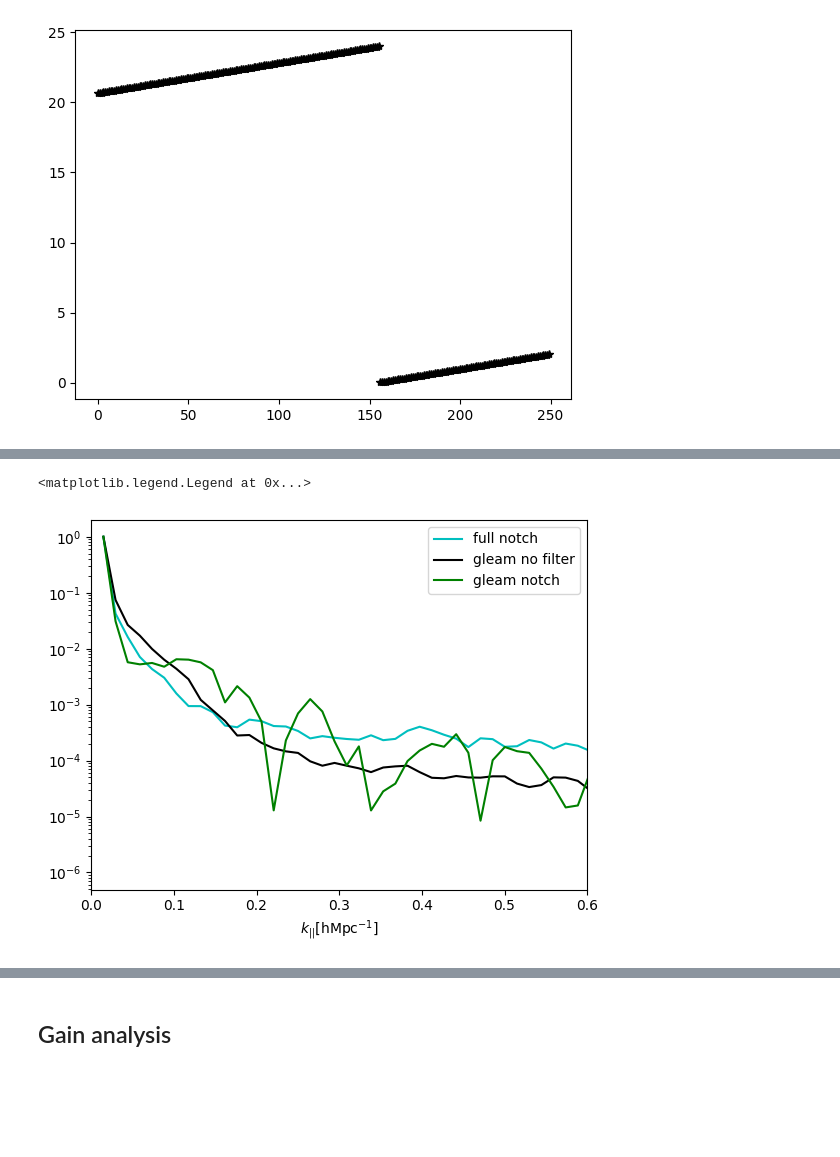
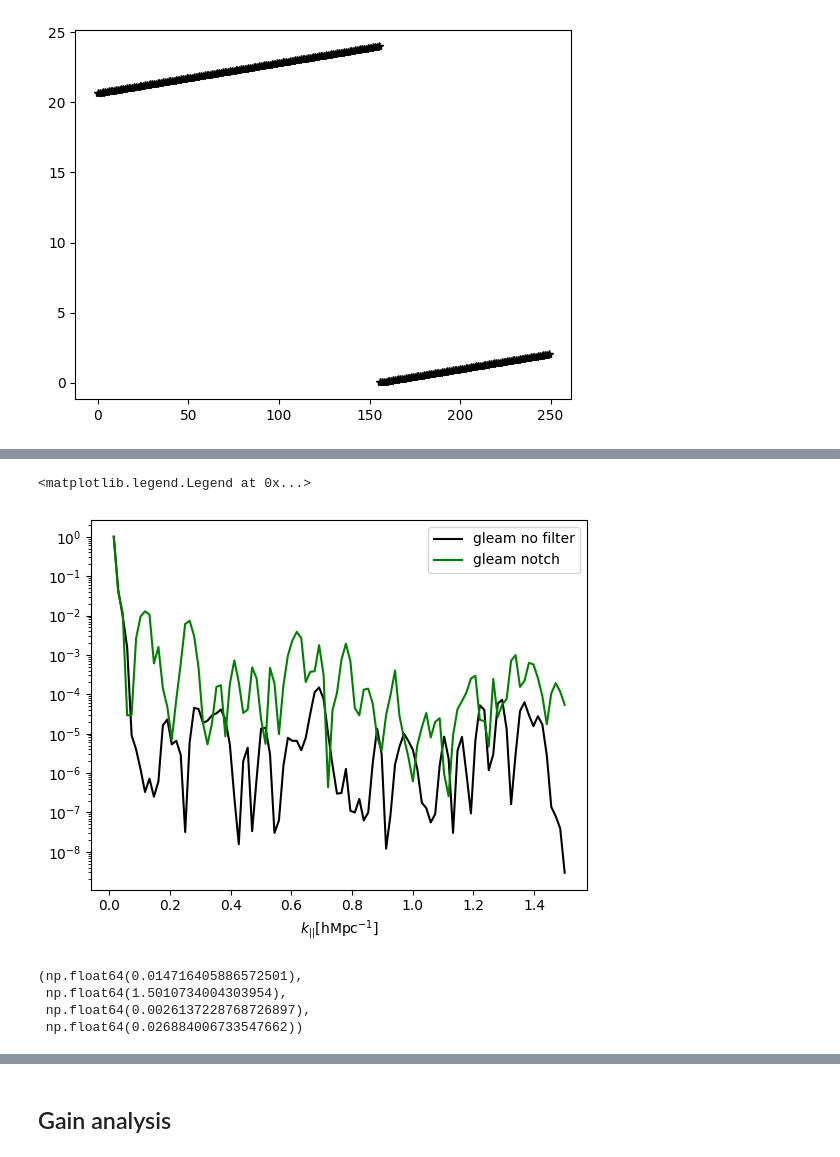
Before and after one commit to Ntsikelelo-Charles/Fringe_rate-filters-data-application, a Jupyter notebook: analysis-abscal-gains-chisq-low-final-LST-dependent-Copy2.ipynb, the cells around one changed output, grey strips where cells are left out. Drawn from its saved outputs; the diff is of its cells as text; code cells hidden in the pictures; blank space fills up the shorter version.

```diff
--- a/analysis-abscal-gains-chisq-low-final-LST-dependent-Copy2.ipynb
+++ b/analysis-abscal-gains-chisq-low-final-LST-dependent-Copy2.ipynb
@@ -206,9 +206,9 @@ def vis_perform_delay_trans(freqs=freqs, data=""):
                         data_fitted.append(data[t][bls][i])
                 data_fitted=np.array(data_fitted)
 
-                data_full_bls.append(data_fitted)
+                data_full_bls.append((data_fitted))
 
-                # plt.semilogy(x_fit, np.abs(data_fitted),'k*')
+                plt.semilogy(x_fit, np.abs(data_fitted),'k*')
                     # plt.xlim([55,60])
     data_full_bls=np.array(data_full_bls)
     print(data_full_bls.shape)
@@ -265,25 +265,33 @@ def extrac_cal_data(file_name=path_data+"abs_calibrated_data_full_", lst="0h", s
 
     k=0
     cal_all_data=[]
+    print(lst)
     for x in range(N):
             n=k+x
             i=4*n
 
-
+            # print(n)
             cal_data = np.load(file_name+uvh5name[i][43:69]+"_"+lst+"_"+spw+".npy", allow_pickle=True).item()
             cal_all_data.append(filter_data(cal_data))
 
 
-            i2=4*n+1
+            # i2=4*n+1
 
-            cal_data = np.load(file_name+uvh5name[i2][43:69]+"_1h_"+spw+".npy", allow_pickle=True).item()
+            # cal_data = np.load(file_name+uvh5name[i2][43:69]+"_1h_"+spw+".npy", allow_pickle=True).item()
 
-            cal_all_data.append(filter_data(cal_data))
+            # cal_all_data.append(filter_data(cal_data))
 
-            i3=4*n+2
-            cal_data = np.load(file_name+uvh5name[i3][43:69]+"_2h_"+spw+".npy", allow_pickle=True).item()
+            # i3=4*n+2
 
-            cal_all_data.append(filter_data(cal_data))
+            # cal_data = np.load(file_name+uvh5name[i3][43:69]+"_2h_"+spw+".npy", allow_pickle=True).item()
+
+            # cal_all_data.append(filter_data(cal_data))
+
+            # i4=4*n+3
+            # cal_data = np.load(file_name+uvh5name[i4][43:69]+"_3h_"+spw+".npy", allow_pickle=True).item()
+
+            # cal_all_data.append(filter_data(cal_data))
+
 
     # for x in range(N):
     #     n=k+x
@@ -298,10 +306,10 @@ def extrac_cal_data(file_name=path_data+"abs_calibrated_data_full_", lst="0h", s
 
     return cal_all_data
 # %%
-N=209
+N=1
 # cal_data_full=extrac_cal_data(file_name=path_data+"abs_calibrated_data_full_",lst=lst , spw=spw,  uvh5name=uvh5name, N=N)
 
-cal_data_gleam_filter_notch=extrac_cal_data(file_name=path_data+"abs_calibrated_data_"+filter_name+"_gleam_",lst=lst , spw=spw, uvh5name=uvh5name, N=N)
+cal_data_gleam_filter=extrac_cal_data(file_name=path_data+"abs_calibrated_data_"+filter_name+"_gleam_",lst=lst , spw=spw, uvh5name=uvh5name, N=N)
 
 # cal_data_full_filter_notch=extrac_cal_data(file_name=path_data+"abs_calibrated_data_"+filter_name_2+"_full_",lst=lst , spw=spw, uvh5name=uvh5name, N=N)
 cal_data_gleam=extrac_cal_data(file_name=path_data+"abs_calibrated_data_gleam_",lst=lst , spw=spw, uvh5name=uvh5name, N=N)
@@ -337,11 +348,11 @@ g1=extrac_cal_data_post_RFI_flag(file_name=path_data+"abs_calibrated_data_full_"
 c, p, tau=vis_perform_delay_trans(freqs=freqs, data=cal_data_gleam)
 # # # # # c2, p2, tau=vis_perform_delay_trans(freqs=freqs, data=cal_data_full_filter)
 plt.figure()
-c3, p3, tau=vis_perform_delay_trans(freqs=freqs, data=cal_data_gleam_filter_notch)
+c3, p3, tau=vis_perform_delay_trans(freqs=freqs, data=cal_data_gleam_filter)
 # plt.figure()
 # c4, p4, tau=vis_perform_delay_trans(freqs=freqs, data=cal_data_full)
-plt.figure()
-c5, p5, tau=vis_perform_delay_trans(freqs=freqs, data=g1)
+# plt.figure()
+# c5, p5, tau=vis_perform_delay_trans(freqs=freqs, data=g1)
 # plt.figure()
 # c6, p6, tau=vis_perform_delay_trans(freqs=freqs, data=g1)
 
@@ -412,27 +420,27 @@ def take_mean_and_fold(tau, p):
 # %%
 p_ave= take_mean_and_fold(tau, p)
 # p_ave2= take_mean_and_fold(tau, p2)
 p_ave3= take_mean_and_fold(tau, p3)
 # p_ave4= take_mean_and_fold(tau, p4)
-p_ave5= take_mean_and_fold(tau, p5)
+# p_ave5= take_mean_and_fold(tau, p5)
 # p_ave6= take_mean_and_fold(tau, p6)
 # p_ave7= take_mean_and_fold(tau, p7)
 # p_ave8= take_mean_and_fold(tau, p8)
 # p_ave9= take_mean_and_fold(tau, p9)
 # plt.semilogy(tau[tau>=0], np.abs(p_test),'g', label="notch gleam")
 # plt.plot(tau[tau>0], np.abs(p_ave9)/np.max(np.abs(p_ave9)),'m', label="notch 20 mHz")
 # plt.plot(tau[tau>0], np.abs(p_ave8)/np.max(np.abs(p_ave8)),'r', label="Main lobe baseline dependent")
 # plt.plot(tau[tau>0], np.abs(p_ave7)/np.max(np.abs(p_ave7)),'b', label="notch 80 mHz")
-plt.semilogy(tau[tau>0], np.abs(p_ave5)/np.max(np.abs(p_ave5)),'c', label="full notch")
+# plt.semilogy(tau[tau>0], np.abs(p_ave5)/np.max(np.abs(p_ave5)),'c', label="full notch")
 # plt.semilogy(tau[tau>0], np.abs(p_ave6)/np.max(np.abs(p_ave6)),'y', label="notch full")
 plt.semilogy(tau[tau>0], np.abs(p_ave)/np.max(np.abs(p_ave)),'k', label="gleam no filter")
 # plt.semilogy(tau[tau>0], np.abs(p_ave2)/np.max(np.abs(p_ave2)),'m', label="full filter")
 plt.semilogy(tau[tau>0], np.abs(p_ave3)/np.max(np.abs(p_ave3)),'g', label="gleam notch")
 # plt.semilogy(tau[tau>0], np.abs(p_ave4)/np.max(np.abs(p_ave4)),'b', label="full no filter")
 plt.xlabel("$k_{||}\mathrm{[h Mpc^{-1}]}$")
-plt.xlim([0,0.6])
+# plt.xlim([0,0.6])
 plt.legend()
 # plt.savefig("paper_figures/power_spectra_notch.pdf")
 # %% [output]
 <matplotlib.legend.Legend at 0x...>
-[figure, old version]
+[figure, new version]
@@ -614 +617,8 @@ k_par=cosmo.tau_to_kpara(z=z)*taus
+# %%
+k_par[0], k_par[-1],k_per[0], k_per[-1]
+# %% [output]
+(np.float64(0.014716405886572501),
+ np.float64(1.5010734004303954),
+ np.float64(0.0026137228768726897),
+ np.float64(0.026884006733547662))
 # %%
```
Also changed, not shown: parts of 30 cells of this notebook, 12 other files.
